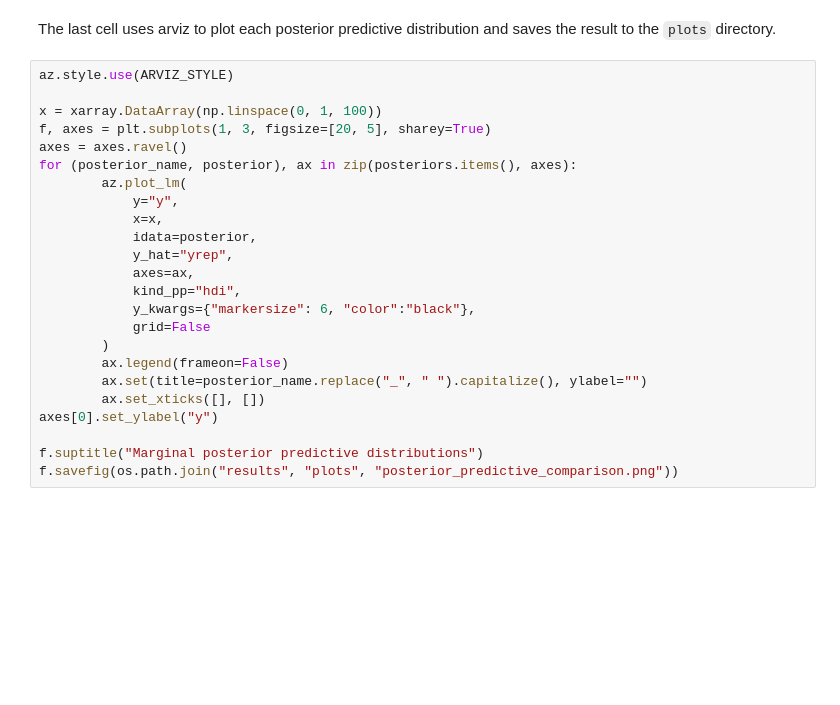
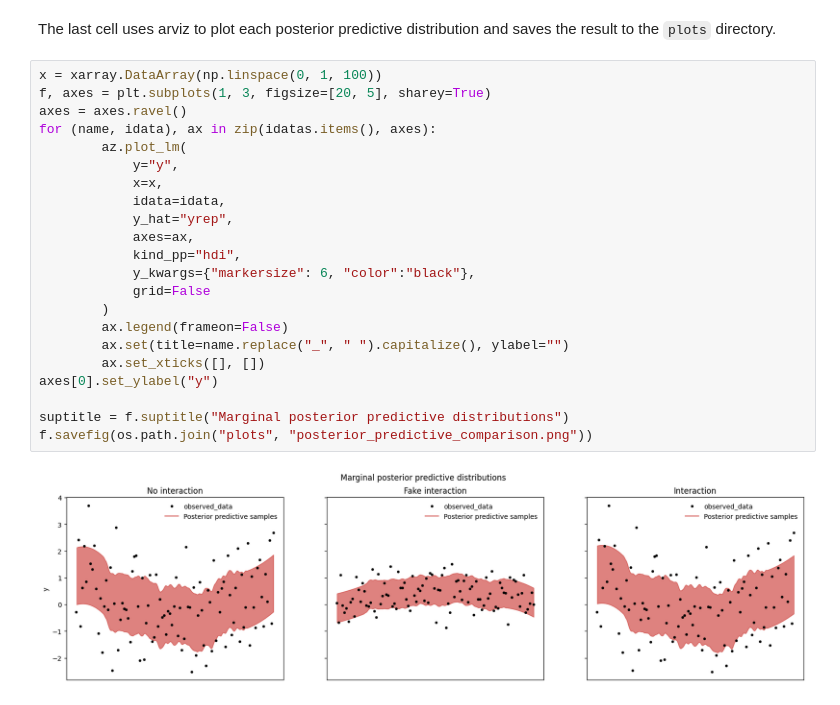
Before and after one commit to teddygroves/bibat, a Jupyter notebook: {{cookiecutter.repo_name}}/investigate.ipynb, the cells around one changed output. Saved outputs shown, nothing was run; the diff lists cells and outputs as text; blank space fills up the shorter version.

```diff
--- a/{{cookiecutter.repo_name}}/investigate.ipynb
+++ b/{{cookiecutter.repo_name}}/investigate.ipynb
@@ -93,26 +88,26 @@ posterior_comparison.sort_values("kfold")
 # %% [markdown]
 The last cell uses arviz to plot each posterior predictive distribution and saves the result to the `plots` directory.
 # %%
-az.style.use(ARVIZ_STYLE)
-
 x = xarray.DataArray(np.linspace(0, 1, 100))
 f, axes = plt.subplots(1, 3, figsize=[20, 5], sharey=True)
 axes = axes.ravel()
-for (posterior_name, posterior), ax in zip(posteriors.items(), axes):
+for (name, idata), ax in zip(idatas.items(), axes):
         az.plot_lm(
             y="y",
             x=x,
-            idata=posterior,
+            idata=idata,
             y_hat="yrep",
             axes=ax,
             kind_pp="hdi",
             y_kwargs={"markersize": 6, "color":"black"},
             grid=False
         )
         ax.legend(frameon=False)
-        ax.set(title=posterior_name.replace("_", " ").capitalize(), ylabel="")
+        ax.set(title=name.replace("_", " ").capitalize(), ylabel="")
         ax.set_xticks([], [])
 axes[0].set_ylabel("y")
 
-f.suptitle("Marginal posterior predictive distributions")
-f.savefig(os.path.join("results", "plots", "posterior_predictive_comparison.png"))
+suptitle = f.suptitle("Marginal posterior predictive distributions")
+f.savefig(os.path.join("plots", "posterior_predictive_comparison.png"))
+# %% [output]
+[figure, added]
```
Also changed, not shown: parts of 12 cells of this notebook, 53 other files.
